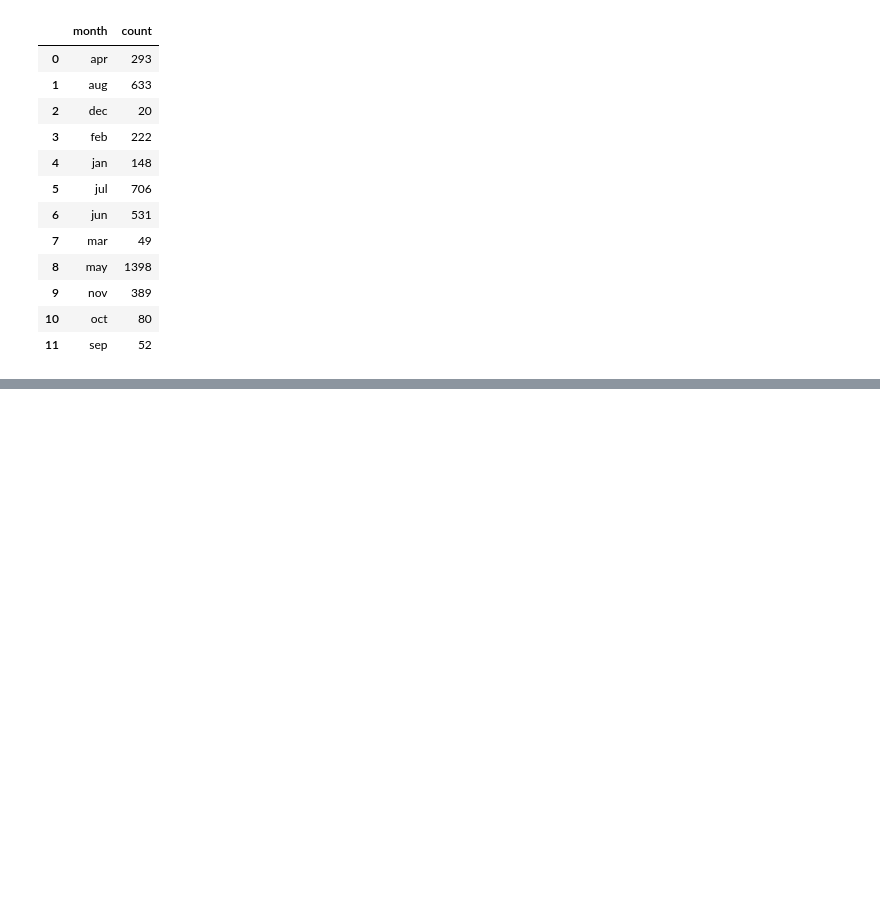
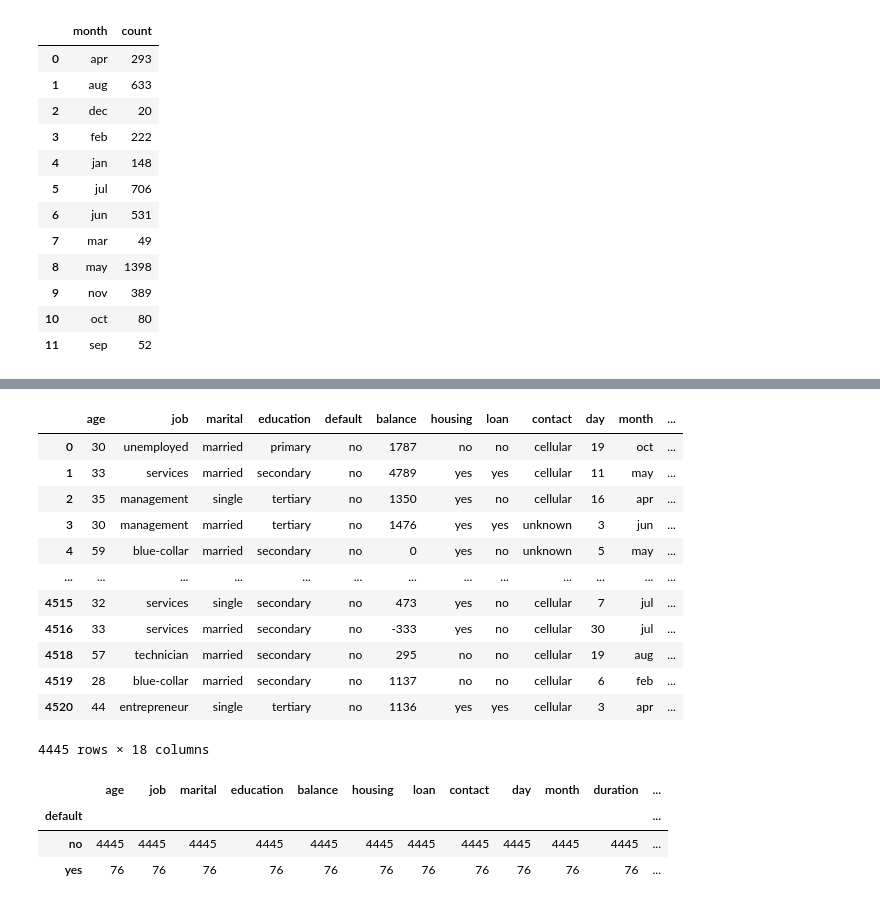
Before and after one commit to Infinity1008/Notebooks, a Jupyter notebook: Bankdata.ipynb, the cells around one changed output, grey strips where cells are left out. Saved outputs shown, nothing was run; the diff lists cells and outputs as text; code cells hidden in the pictures; blank space fills up the shorter version.

```diff
--- a/Bankdata.ipynb
+++ b/Bankdata.ipynb
@@ -238,0 +256,23 @@ temp
+# %%
+df[df['default'] == 'no']
+# %% [output]
+|  | age | job | marital | education | default | balance | housing | loan | contact | day | month | ... |
+| 0 | 30 | unemployed | married | primary | no | 1787 | no | no | cellular | 19 | oct | ... |
+| 1 | 33 | services | married | secondary | no | 4789 | yes | yes | cellular | 11 | may | ... |
+| 2 | 35 | management | single | tertiary | no | 1350 | yes | no | cellular | 16 | apr | ... |
+| 3 | 30 | management | married | tertiary | no | 1476 | yes | yes | unknown | 3 | jun | ... |
+| 4 | 59 | blue-collar | married | secondary | no | 0 | yes | no | unknown | 5 | may | ... |
+| ... | ... | ... | ... | ... | ... | ... | ... | ... | ... | ... | ... | ... |
+| 4515 | 32 | services | single | secondary | no | 473 | yes | no | cellular | 7 | jul | ... |
+| 4516 | 33 | services | married | secondary | no | -333 | yes | no | cellular | 30 | jul | ... |
+| 4518 | 57 | technician | married | secondary | no | 295 | no | no | cellular | 19 | aug | ... |
+| 4519 | 28 | blue-collar | married | secondary | no | 1137 | no | no | cellular | 6 | feb | ... |
+| 4520 | 44 | entrepreneur | single | tertiary | no | 1136 | yes | yes | cellular | 3 | apr | ... |
+4445 rows × 18 columns
+# %%
+df.groupby('default').count()
+# %% [output]
+|  | age | job | marital | education | balance | housing | loan | contact | day | month | duration | ... |
+| default |  |  |  |  |  |  |  |  |  |  |  | ... |
+| no | 4445 | 4445 | 4445 | 4445 | 4445 | 4445 | 4445 | 4445 | 4445 | 4445 | 4445 | ... |
+| yes | 76 | 76 | 76 | 76 | 76 | 76 | 76 | 76 | 76 | 76 | 76 | ... |
```
Also changed, not shown: parts of 8 cells of this notebook.
